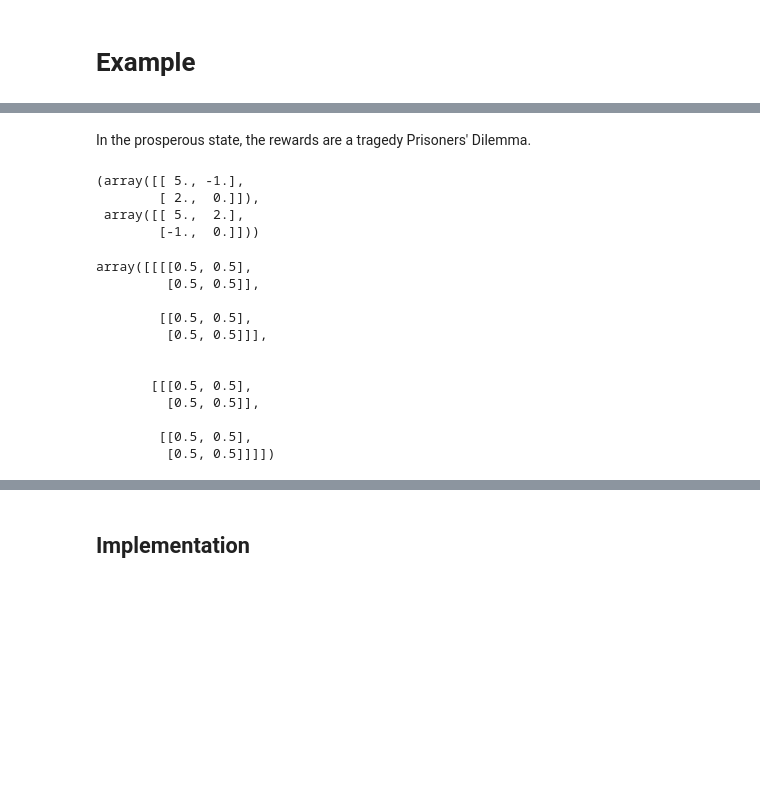
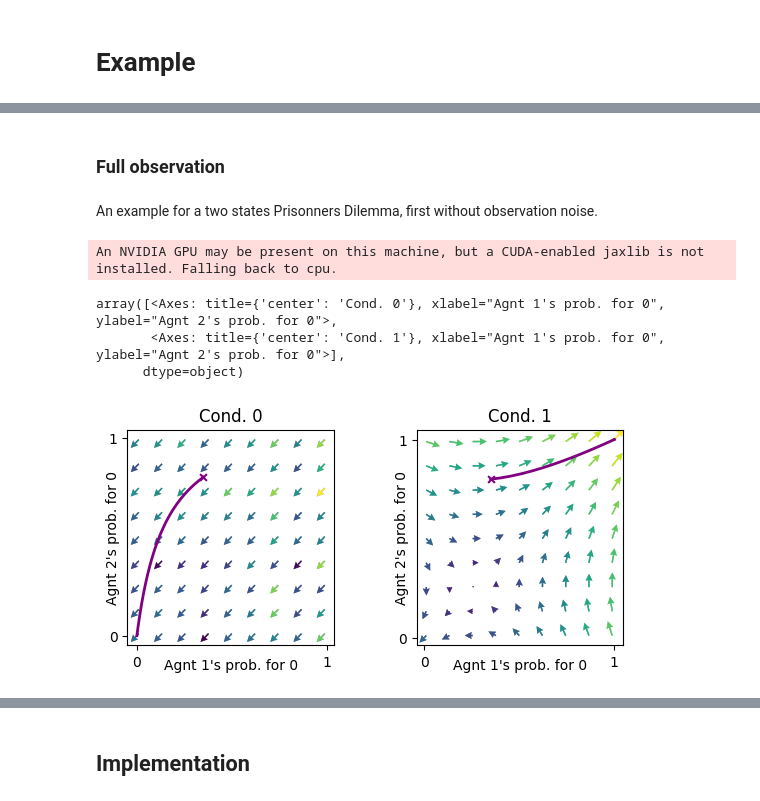
Before and after one commit to BarfussLab/pyCRLD, a Jupyter notebook: nbs/Environments/12_EnvUncertainSocialDilemma.ipynb, the cells around one changed output, grey strips where cells are left out. Saved outputs shown, nothing was run; the diff lists cells and outputs as text; code cells hidden in the pictures; blank space fills up the shorter version.

Commit message:
Example EnvUncertainSocialDilemma

```diff
--- a/nbs/Environments/12_EnvUncertainSocialDilemma.ipynb
+++ b/nbs/Environments/12_EnvUncertainSocialDilemma.ipynb
@@ -27,24 +21,25 @@ UncertainSocialDilemma_2_5_6_-1_0_5_2_-1_0_0.5_0.5
-# %% [markdown]
-In the prosperous state, the rewards are a tragedy Prisoners' Dilemma.
-# %%
-env.R[0,1,:,:,1], env.R[1,1,:,:,1]
-# %% [output]
-(array([[ 5., -1.],
-        [ 2.,  0.]]),
- array([[ 5.,  2.],
-        [-1.,  0.]]))
-# %%
-env.TransitionTensor()
-# %% [output]
-array([[[[0.5, 0.5],
-         [0.5, 0.5]],
-
-        [[0.5, 0.5],
-         [0.5, 0.5]]],
-
-
-       [[[0.5, 0.5],
-         [0.5, 0.5]],
-
-        [[0.5, 0.5],
-         [0.5, 0.5]]]])
+# %% [markdown]
+### Full observation
+# %% [markdown]
+An example for a two states Prisonners Dilemma, first without observation noise.
+# %%
+env_fullObs = UncertainSocialDilemma(R1=5, T1=6, S1=-1, P1=0, R2=5, T2=2, S2=-1, P2=0, pC=0.5, obsnoise=0)
+mae_fullObs = POstratAC(env=env_fullObs, learning_rates=0.1, discount_factors=0.9)
+pc00, pc01, pc10, pc11 = 0.35, 0.35, 0.8, 0.8
+X = [[[pc00, 1-pc00],     #initial policy to visulize learning trajectory
+      [pc01, 1-pc01]],
+     [[pc10, 1-pc10],
+      [pc11, 1-pc11]]]
+X = np.array(X)
+xtraj, fixedpointreached = mae_fullObs.trajectory(X)
+
+x = ([0], [0,1], [0])  # Plotting on the x-axis the [0]'s agents probability in both observations [0,1] to cooprate [0]
+y = ([1], [0,1], [0])  # Plotting on the y-axis the [1]'s agents probability in both observations [0,1] to cooprate [0]
+ax = fp.plot_strategy_flow(mae_fullObs, x, y, flowarrow_points = np.linspace(0.01 ,0.99, 9), NrRandom=16)
+fp.plot_trajectories([xtraj], x, y, cols=['purple'], axes=ax)
+# %% [output]
+An NVIDIA GPU may be present on this machine, but a CUDA-enabled jaxlib is not installed. Falling back to cpu.
+array([<Axes: title={'center': 'Cond. 0'}, xlabel="Agnt 1's prob. for 0", ylabel="Agnt 2's prob. for 0">,
+       <Axes: title={'center': 'Cond. 1'}, xlabel="Agnt 1's prob. for 0", ylabel="Agnt 2's prob. for 0">],
+      dtype=object)
+[figure, added]
```
Also changed, not shown: parts of 16 cells of this notebook, 16 other files.
